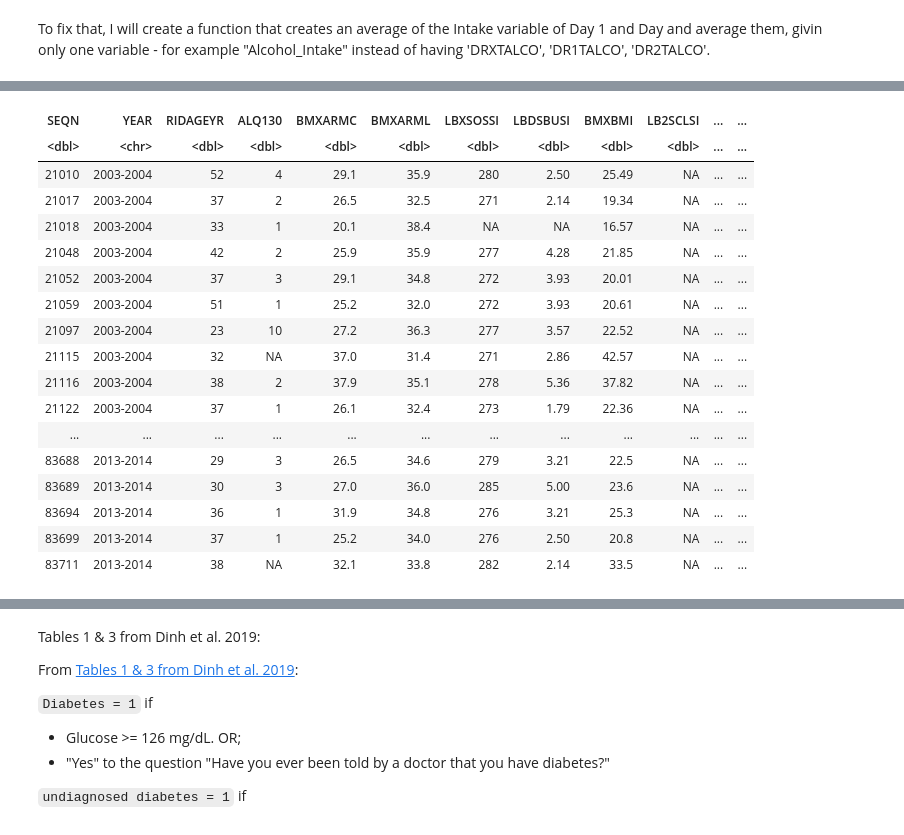
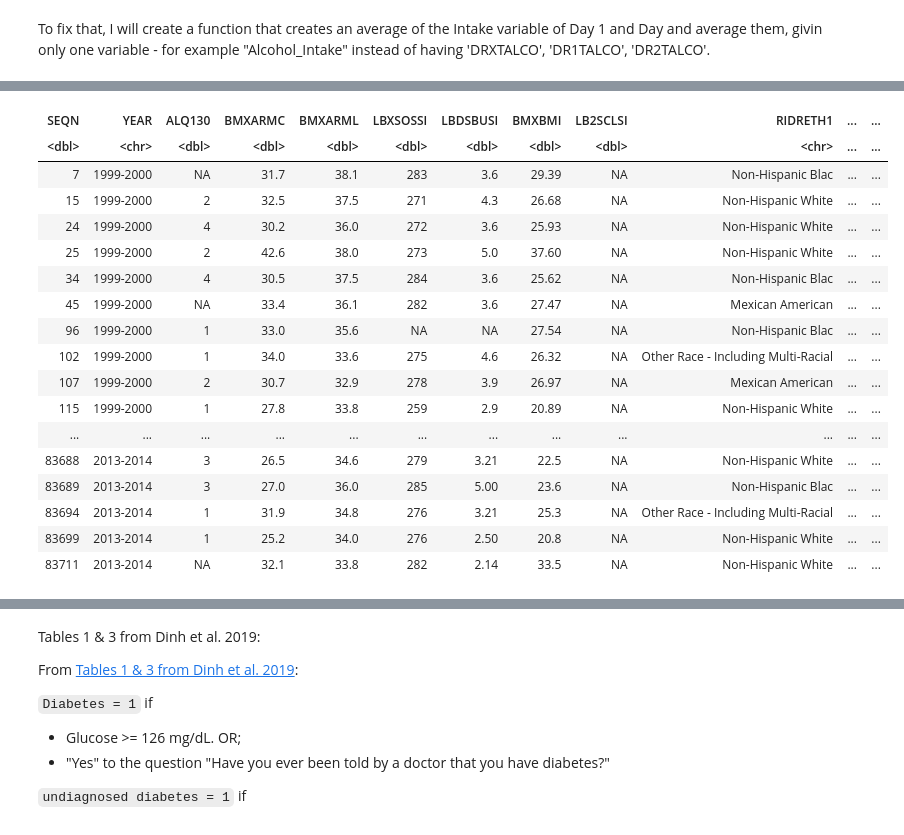
Before and after one commit to pipegalera/ml_diabetes, a Jupyter notebook: papers/Dinh et al. (2019)/R_replicate_Dinh.ipynb, the cells around one changed output, grey strips where cells are left out. Drawn from its saved outputs; the diff is of its cells as text; code cells hidden in the pictures.

Commit message:
dinh et all preprocess and split done

```diff
--- a/papers/Dinh et al. (2019)/R_replicate_Dinh.ipynb
+++ b/papers/Dinh et al. (2019)/R_replicate_Dinh.ipynb
@@ -108,7 +107,8 @@ NHANES data is made by multiple files (see `NHANES` unde data folder) that have
 
 Plese notice that no transformation are made to the covariates, the files were only arranged and stacked together.
 # %%
-df <- read_parquet(paste0(DATA_PATH, "raw_data/dinh_raw_data.parquet"))
+DATA_PATH  <- "/Users/pipegalera/dev/ml_diabetes/data/raw_data/NHANES/"
+df <- read_parquet(paste0(DATA_PATH, "dinh_raw_data.parquet"))
 # %%
 head(df)
 # %% [output]
@@ -172,6 +170,6 @@ I have replaced "Don't know" and "Refused" for NA values and converted the intia
 # %%
 # Refused or Don"t know for NA
-df_formatted <- df %>%
+df <- df %>%
   mutate(
     ALQ130 = case_when(
       ALQ130 == 77 ~ NA,
@@ -194,6 +192,27 @@ df_formatted <- df %>%
       DIQ010 == 7 ~ NA,
       DIQ010 == 9 ~ NA,
       TRUE ~ as.character(DIQ010)
+    ),
+    SEQ060 = case_when(
+      SEQ060 == 1 ~ "Yes",
+      SEQ060 == 2 ~ "No",
+      SEQ060 == 7 ~ NA,
+      SEQ060 == 9 ~ NA,
+      TRUE ~ as.character(SEQ060)
+    ),
+    RHQ141 = case_when(
+      RHQ141 == 1 ~ "Yes",
+      RHQ141 == 2 ~ "No",
+      RHQ141 == 7 ~ NA,
+      RHQ141 == 9 ~ NA,
+      TRUE ~ as.character(RHQ141)
+    ),
+    RHD143 = case_when(
+      RHD143 == 1 ~ "Yes",
+      RHD143 == 2 ~ "No",
+      RHD143 == 7 ~ NA,
+      RHD143 == 9 ~ NA,
+      TRUE ~ as.character(RHD143)
     ),
     MCQ250A = case_when(
       MCQ250A == 1 ~ "Yes",
@@ -403,7 +426,7 @@ create_intake_new_column <- function(df, day0_col, day1_col, day2_col) {
            df[[day0_col]])
 }
 
-df_formatted <- df_formatted |>
+df <- df |>
 # Create new columns
   mutate(
     # Alcohol intake
@@ -427,6 +450,8 @@ df_formatted <- df_formatted |>
     Told_CHD = coalesce(MCQ160C, MCQ160c),
     Told_HA = coalesce(MCQ160E, MCQ160e),
     Told_stroke = coalesce(MCQ160F, MCQ160f),
+    # Pregnancy
+    Pregnant = coalesce(SEQ060,RHQ141,RHD143),
     # HDL-cholesterol
     HDL_Cholesterol = coalesce(LBDHDLSI, LBDHDDSI),
     # Glucose
@@ -437,7 +462,8 @@ df_formatted <- df_formatted |>
             DRXTCALC, DR1TCALC, DR2TCALC, DRXTCARB, DR1TCARB, DR2TCARB,
             DRXTFIBE, DR1TFIBE, DR2TFIBE, DRXTKCAL, DR1TKCAL, DR2TKCAL,
             DRDTSODI, DR1TSODI, DR2TSODI, MCQ250A, MCQ300C, MCQ300c,
-            MCQ160B, MCQ160b, MCQ160C, MCQ160c, MCQ160E, MCQ160e, MCQ160F,
-            MCQ160f, LBDHDLSI, LBDHDDSI, LBXGLUSI, LBDGLUSI,)
+            MCQ160B, MCQ160b, MCQ160C, MCQ160c, MCQ160E, MCQ160e,
+            MCQ160F, MCQ160f, SEQ060, RHQ141, RHD143,
+            LBDHDLSI, LBDHDDSI, LBXGLUSI, LBDGLUSI,)
             )
 # %%
@@ -451,7 +477,7 @@ df_formatted <- df_formatted |>
 
 In Dinh et al. (2019) the authors do not say which readings are taking, but I'm assuming they take the last one to avoid the [white coat syndrom](https://www.ncbi.nlm.nih.gov/pmc/articles/PMC5352963/) and for data consistency.
 # %%
-df_formatted <- df_formatted |>
+df <- df |>
 # Create new columns
   mutate(
     Diastolic_Blood_Pressure = coalesce(BPXDI4, BPXDI3, BPXDI2, BPXDI1),
@@ -493,6 +494,6 @@ A tibble: 43793 x 47
 # %%
-df_formatted |>
-  filter(RHD143 != 1) |>  # Are you pregnant now? "Yes" = 1
-  filter(RIDAGEYR >= 20)  |> # Age
-  select(-c(RHD143))
+df |>
+  filter(Pregnant != "Yes") |>
+  filter(RIDAGEYR >= 20)  |>
+  select(-c(RIDAGEYR, Pregnant))
 # %% [output]
@@ -500,19 +501,19 @@ A tibble: 4226 x 46
-| SEQN | YEAR | RIDAGEYR | ALQ130 | BMXARMC | BMXARML | LBXSOSSI | LBDSBUSI | BMXBMI | LB2SCLSI | ... | ... |
-| <dbl> | <chr> | <dbl> | <dbl> | <dbl> | <dbl> | <dbl> | <dbl> | <dbl> | <dbl> | ... | ... |
-| 21010 | 2003-2004 | 52 | 4 | 29.1 | 35.9 | 280 | 2.50 | 25.49 | NA | ... | ... |
-| 21017 | 2003-2004 | 37 | 2 | 26.5 | 32.5 | 271 | 2.14 | 19.34 | NA | ... | ... |
-| 21018 | 2003-2004 | 33 | 1 | 20.1 | 38.4 | NA | NA | 16.57 | NA | ... | ... |
-| 21048 | 2003-2004 | 42 | 2 | 25.9 | 35.9 | 277 | 4.28 | 21.85 | NA | ... | ... |
-| 21052 | 2003-2004 | 37 | 3 | 29.1 | 34.8 | 272 | 3.93 | 20.01 | NA | ... | ... |
-| 21059 | 2003-2004 | 51 | 1 | 25.2 | 32.0 | 272 | 3.93 | 20.61 | NA | ... | ... |
-| 21097 | 2003-2004 | 23 | 10 | 27.2 | 36.3 | 277 | 3.57 | 22.52 | NA | ... | ... |
-| 21115 | 2003-2004 | 32 | NA | 37.0 | 31.4 | 271 | 2.86 | 42.57 | NA | ... | ... |
-| 21116 | 2003-2004 | 38 | 2 | 37.9 | 35.1 | 278 | 5.36 | 37.82 | NA | ... | ... |
-| 21122 | 2003-2004 | 37 | 1 | 26.1 | 32.4 | 273 | 1.79 | 22.36 | NA | ... | ... |
+| SEQN | YEAR | ALQ130 | BMXARMC | BMXARML | LBXSOSSI | LBDSBUSI | BMXBMI | LB2SCLSI | RIDRETH1 | ... | ... |
+| <dbl> | <chr> | <dbl> | <dbl> | <dbl> | <dbl> | <dbl> | <dbl> | <dbl> | <chr> | ... | ... |
+| 7 | 1999-2000 | NA | 31.7 | 38.1 | 283 | 3.6 | 29.39 | NA | Non-Hispanic Blac | ... | ... |
+| 15 | 1999-2000 | 2 | 32.5 | 37.5 | 271 | 4.3 | 26.68 | NA | Non-Hispanic White | ... | ... |
+| 24 | 1999-2000 | 4 | 30.2 | 36.0 | 272 | 3.6 | 25.93 | NA | Non-Hispanic White | ... | ... |
+| 25 | 1999-2000 | 2 | 42.6 | 38.0 | 273 | 5.0 | 37.60 | NA | Non-Hispanic White | ... | ... |
+| 34 | 1999-2000 | 4 | 30.5 | 37.5 | 284 | 3.6 | 25.62 | NA | Non-Hispanic Blac | ... | ... |
+| 45 | 1999-2000 | NA | 33.4 | 36.1 | 282 | 3.6 | 27.47 | NA | Mexican American | ... | ... |
+| 96 | 1999-2000 | 1 | 33.0 | 35.6 | NA | NA | 27.54 | NA | Non-Hispanic Blac | ... | ... |
+| 102 | 1999-2000 | 1 | 34.0 | 33.6 | 275 | 4.6 | 26.32 | NA | Other Race - Including Multi-Racial | ... | ... |
+| 107 | 1999-2000 | 2 | 30.7 | 32.9 | 278 | 3.9 | 26.97 | NA | Mexican American | ... | ... |
+| 115 | 1999-2000 | 1 | 27.8 | 33.8 | 259 | 2.9 | 20.89 | NA | Non-Hispanic White | ... | ... |
 | ... | ... | ... | ... | ... | ... | ... | ... | ... | ... | ... | ... |
-| 83688 | 2013-2014 | 29 | 3 | 26.5 | 34.6 | 279 | 3.21 | 22.5 | NA | ... | ... |
-| 83689 | 2013-2014 | 30 | 3 | 27.0 | 36.0 | 285 | 5.00 | 23.6 | NA | ... | ... |
-| 83694 | 2013-2014 | 36 | 1 | 31.9 | 34.8 | 276 | 3.21 | 25.3 | NA | ... | ... |
-| 83699 | 2013-2014 | 37 | 1 | 25.2 | 34.0 | 276 | 2.50 | 20.8 | NA | ... | ... |
-| 83711 | 2013-2014 | 38 | NA | 32.1 | 33.8 | 282 | 2.14 | 33.5 | NA | ... | ... |
+| 83688 | 2013-2014 | 3 | 26.5 | 34.6 | 279 | 3.21 | 22.5 | NA | Non-Hispanic White | ... | ... |
+| 83689 | 2013-2014 | 3 | 27.0 | 36.0 | 285 | 5.00 | 23.6 | NA | Non-Hispanic Blac | ... | ... |
+| 83694 | 2013-2014 | 1 | 31.9 | 34.8 | 276 | 3.21 | 25.3 | NA | Other Race - Including Multi-Racial | ... | ... |
+| 83699 | 2013-2014 | 1 | 25.2 | 34.0 | 276 | 2.50 | 20.8 | NA | Non-Hispanic White | ... | ... |
+| 83711 | 2013-2014 | NA | 32.1 | 33.8 | 282 | 2.14 | 33.5 | NA | Non-Hispanic White | ... | ... |
 # %% [markdown]
```
Also changed, not shown: parts of 40 cells of this notebook, 1 other file.
